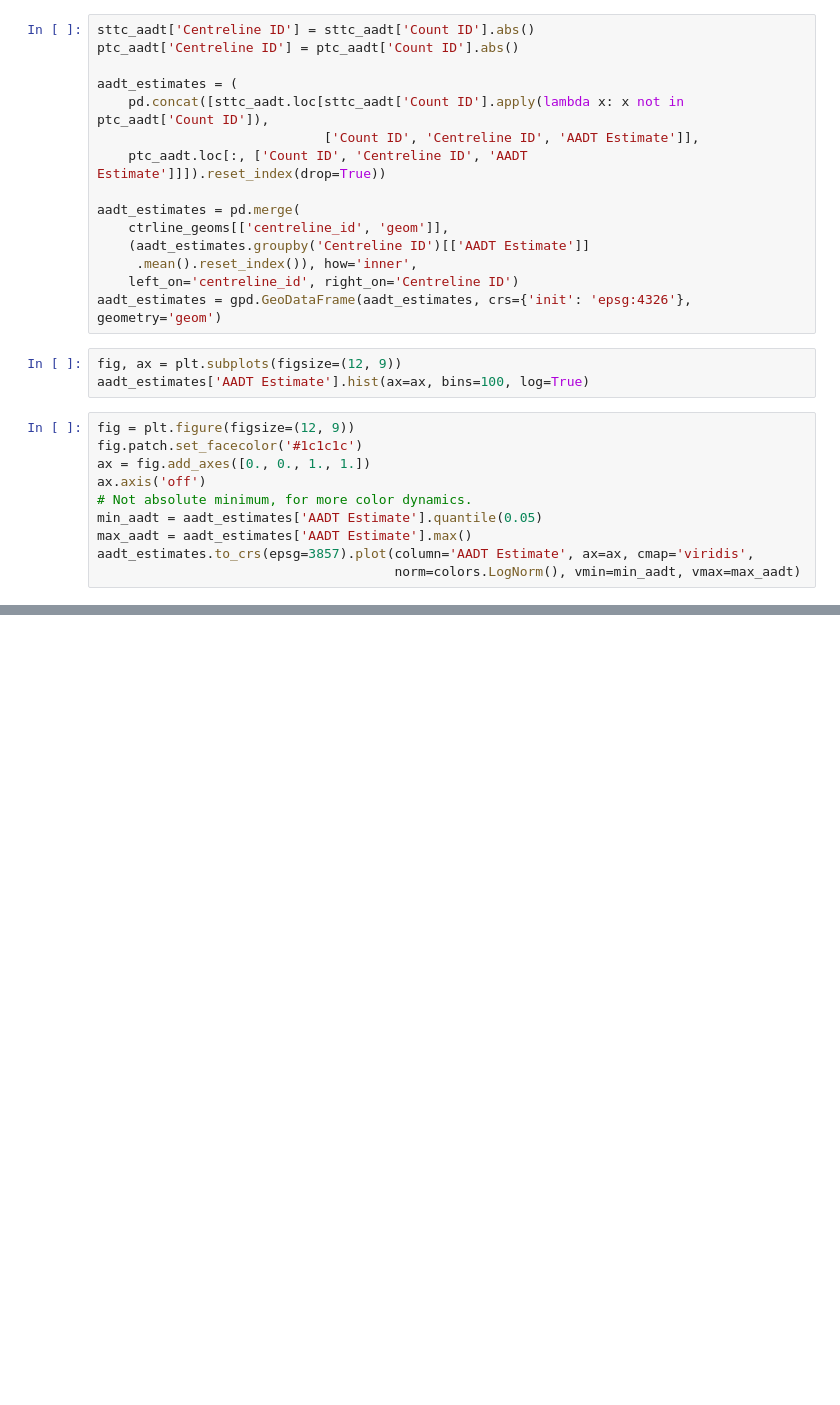
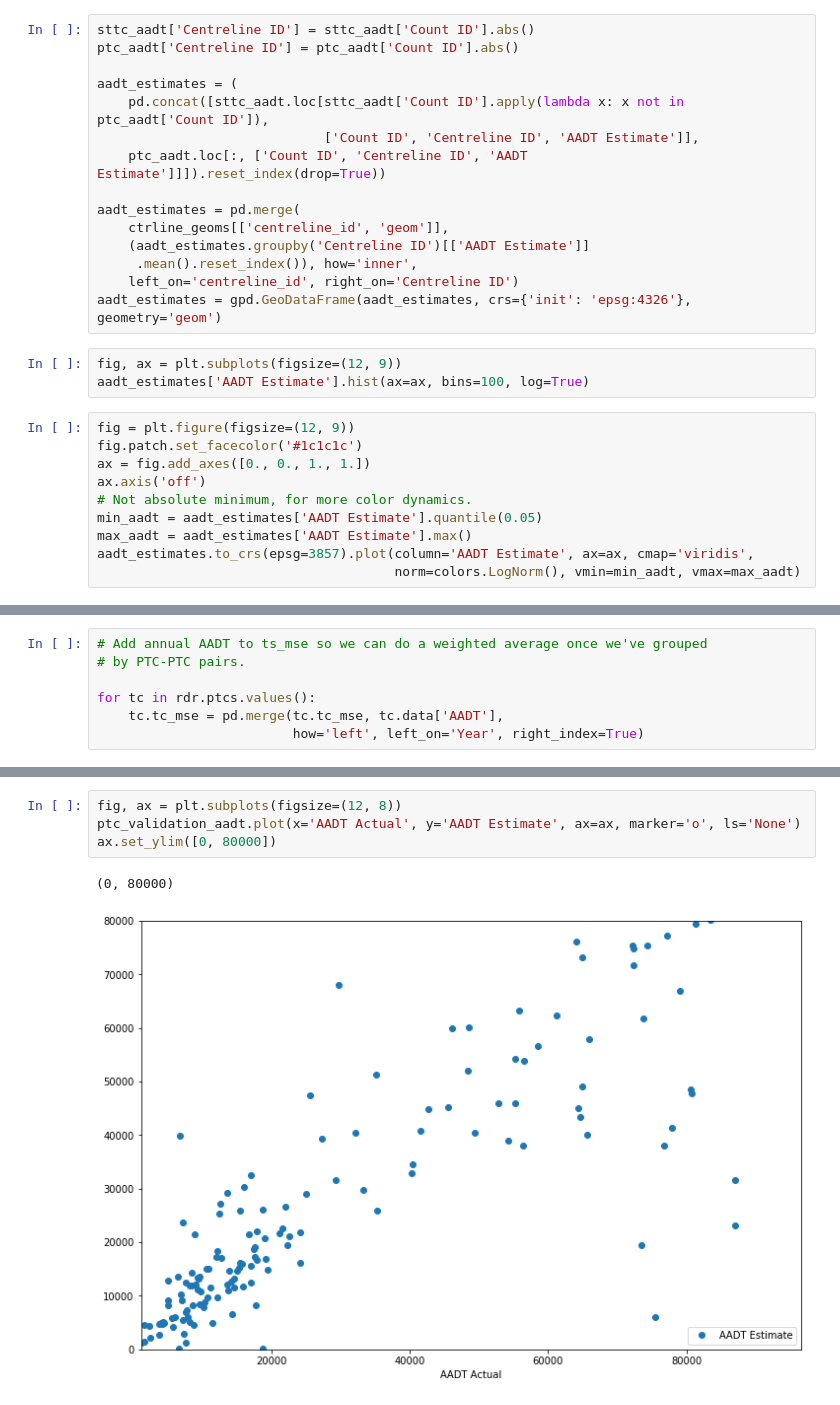
Before and after one commit to CityofToronto/bdit_traffic_prophet, a Jupyter notebook: development_notebooks/MatcherDev.ipynb, the cells around one changed output, grey strips where cells are left out. Cells and saved outputs as stored; diff of their text form; blank space fills up the shorter version.

Commit message:
#14 add validation to notebook.

```diff
--- a/development_notebooks/MatcherDev.ipynb
+++ b/development_notebooks/MatcherDev.ipynb
@@ -811,0 +1138,7 @@ aadt_estimates.to_crs(epsg=3857).plot(column='AADT Estimate', ax=ax, cmap='virid
+# %%
+# Add annual AADT to ts_mse so we can do a weighted average once we've grouped
+# by PTC-PTC pairs.
+
+for tc in rdr.ptcs.values():
+    tc.tc_mse = pd.merge(tc.tc_mse, tc.data['AADT'],
+                         how='left', left_on='Year', right_index=True)
@@ -811,0 +1199,7 @@ aadt_estimates.to_crs(epsg=3857).plot(column='AADT Estimate', ax=ax, cmap='virid
+# %%
+fig, ax = plt.subplots(figsize=(12, 8))
+ptc_validation_aadt.plot(x='AADT Actual', y='AADT Estimate', ax=ax, marker='o', ls='None')
+ax.set_ylim([0, 80000])
+# %% [output]
+(0, 80000)
+[figure, added]
```
Also changed, not shown: parts of 44 cells of this notebook.
